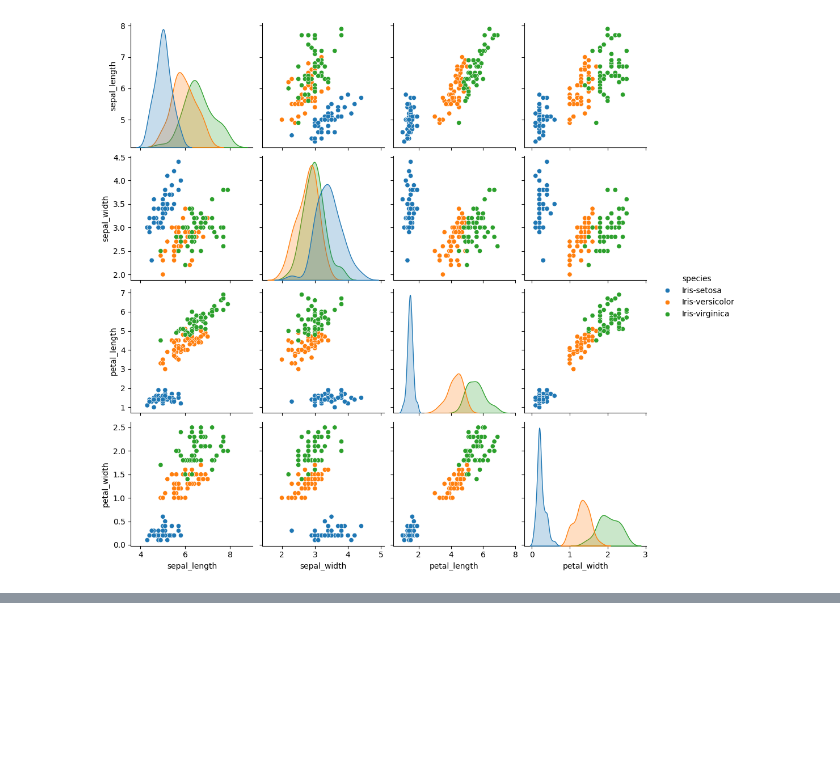
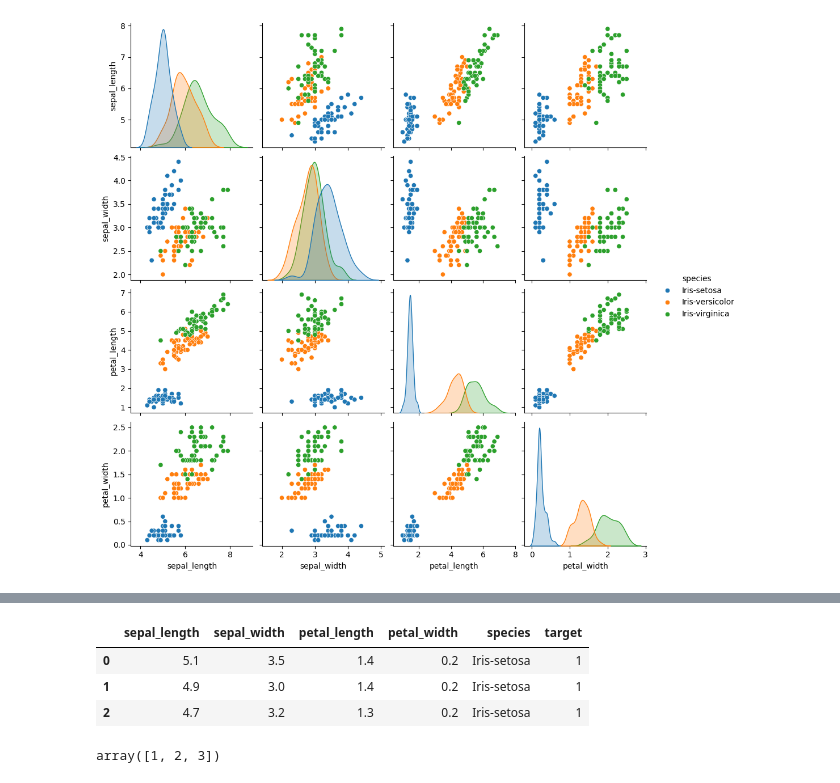
Before and after one commit to Aksuya/InteligenciaArtificial, a Jupyter notebook: Examen.ipynb, the cells around one changed output, grey strips where cells are left out. Drawn from its saved outputs; the diff is of its cells as text; code cells hidden in the pictures; blank space fills up the shorter version.

```diff
--- a/Examen.ipynb
+++ b/Examen.ipynb
@@ -59,0 +83,20 @@ sns.pairplot(df, hue='species')
+# %%
+tmp=list()
+for specie in df['species']:
+  if specie== 'Iris-setosa':
+    tmp.append(1)
+  elif specie =='Iris-versicolor':
+    tmp.append(2)
+  else:
+    tmp.append(3)
+df['target']=tmp
+df.head(3)
+# %% [output]
+|  | sepal_length | sepal_width | petal_length | petal_width | species | target |
+| 0 | 5.1 | 3.5 | 1.4 | 0.2 | Iris-setosa | 1 |
+| 1 | 4.9 | 3.0 | 1.4 | 0.2 | Iris-setosa | 1 |
+| 2 | 4.7 | 3.2 | 1.3 | 0.2 | Iris-setosa | 1 |
+# %%
+df['target'].unique()
+# %% [output]
+array([1, 2, 3])
```
Also changed, not shown: parts of 3 cells of this notebook.
